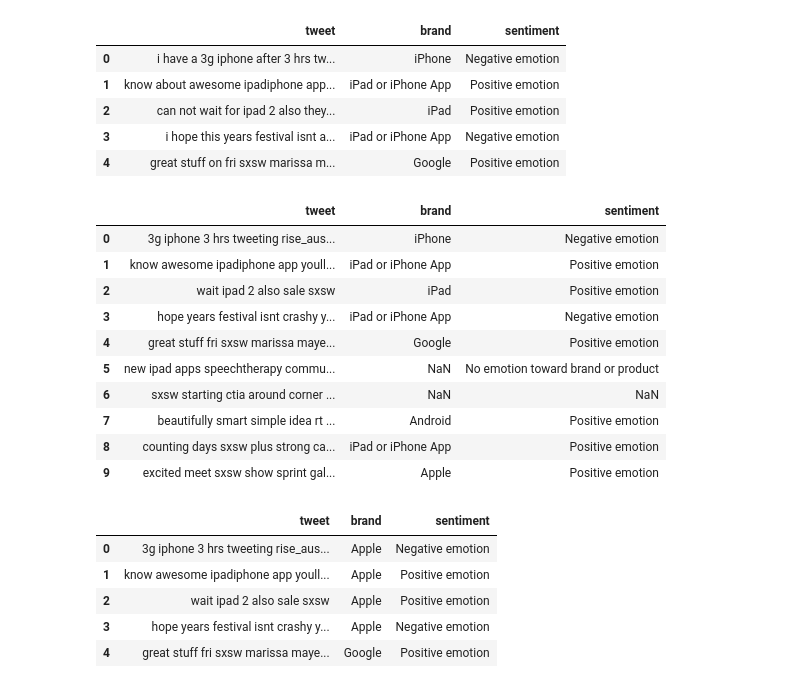
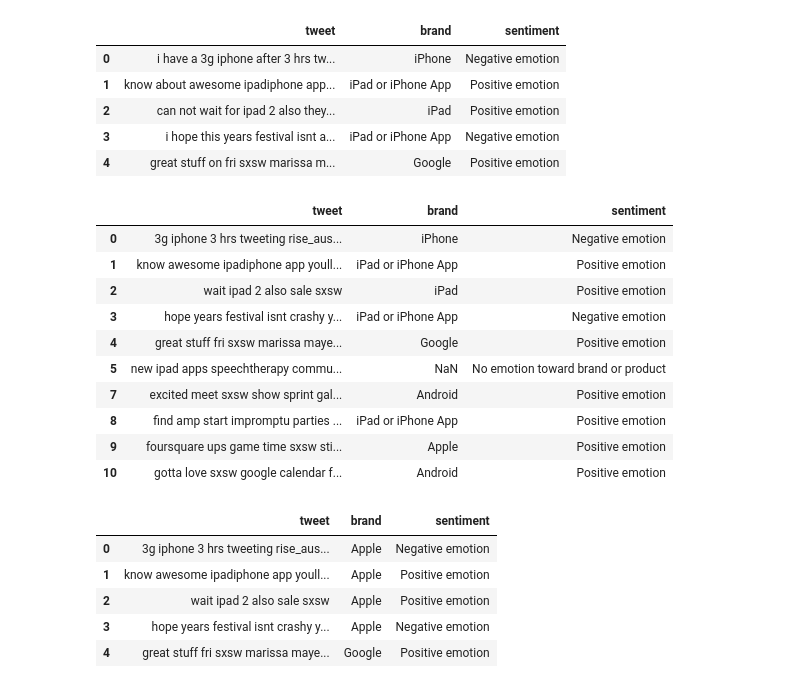
Before and after one commit to EKiplimo/NLP_Sentiment_Analysis, a Jupyter notebook: notebook.ipynb, the cells around one changed output. Cells and saved outputs as stored; diff of their text form; code cells hidden in the pictures.

Commit message:
Data prep v2

```diff
--- a/notebook.ipynb
+++ b/notebook.ipynb
@@ -153,9 +177,8 @@ def user_name(df):
         texts.append(users_removed)
     return texts
 # %%
-# Place the data without user names into a dataframe
+# Update the data without user names into a dataframe
 clean_data = pd.DataFrame(user_name(data),columns=["tweet"])
-clean_data["brand"] = data["brand"]
-clean_data["sentiment"] = data["sentiment"]
-clean_data.head()
+data.update(clean_data)
+data.isna().sum()
 # %% [output]
@@ -168,7 +189,7 @@ clean_data.head()
 # %%
 # Remove  punctuation
-clean_data['tweet'] = clean_data.tweet.str.replace('[^\w\s]','')
-clean_data.head()
+data['tweet'] = data.tweet.str.replace('[^\w\s]','')
+data.head()
 # %% [output]
 |  | tweet | brand | sentiment |
 | 0 | i have a 3g iphone after 3 hrs tw... | iPhone | Negative emotion |
@@ -180,26 +201,26 @@ clean_data.head()
 # Remove stop words and punctuation
 stopwords = stopwords.words('english')
 stopwords += list(string.punctuation)
-clean_data['tweet'] = clean_data.tweet.apply(lambda x: " ".join(x for x in x.split() if x not in stopwords))
+data['tweet'] = data.tweet.apply(lambda x: " ".join(x for x in x.split() if x not in stopwords))
 # %%
 # Remove Special characters
-clean_data['tweet'] = clean_data.tweet.str.replace('#','')
-clean_data['tweet'] = clean_data.tweet.str.replace('@','')
+data['tweet'] = data.tweet.str.replace('#','')
+data['tweet'] = data.tweet.str.replace('@','')
 # %%
 # Priview the data
-clean_data.head(10)
+data.head(10)
 # %% [output]
 |  | tweet | brand | sentiment |
 | 0 | 3g iphone 3 hrs tweeting rise_aus... | iPhone | Negative emotion |
 | 1 | know awesome ipadiphone app youll... | iPad or iPhone App | Positive emotion |
 | 2 | wait ipad 2 also sale sxsw | iPad | Positive emotion |
 | 3 | hope years festival isnt crashy y... | iPad or iPhone App | Negative emotion |
 | 4 | great stuff fri sxsw marissa maye... | Google | Positive emotion |
 | 5 | new ipad apps speechtherapy commu... | NaN | No emotion toward brand or product |
-| 6 | sxsw starting ctia around corner ... | NaN | NaN |
-| 7 | beautifully smart simple idea rt ... | Android | Positive emotion |
-| 8 | counting days sxsw plus strong ca... | iPad or iPhone App | Positive emotion |
-| 9 | excited meet sxsw show sprint gal... | Apple | Positive emotion |
+| 7 | excited meet sxsw show sprint gal... | Android | Positive emotion |
+| 8 | find amp start impromptu parties ... | iPad or iPhone App | Positive emotion |
+| 9 | foursquare ups game time sxsw sti... | Apple | Positive emotion |
+| 10 | gotta love sxsw google calendar f... | Android | Positive emotion |
 # %%
 # Change the brand names to either Apple or Google
 brands = {
```
Also changed, not shown: parts of 9 cells of this notebook.
